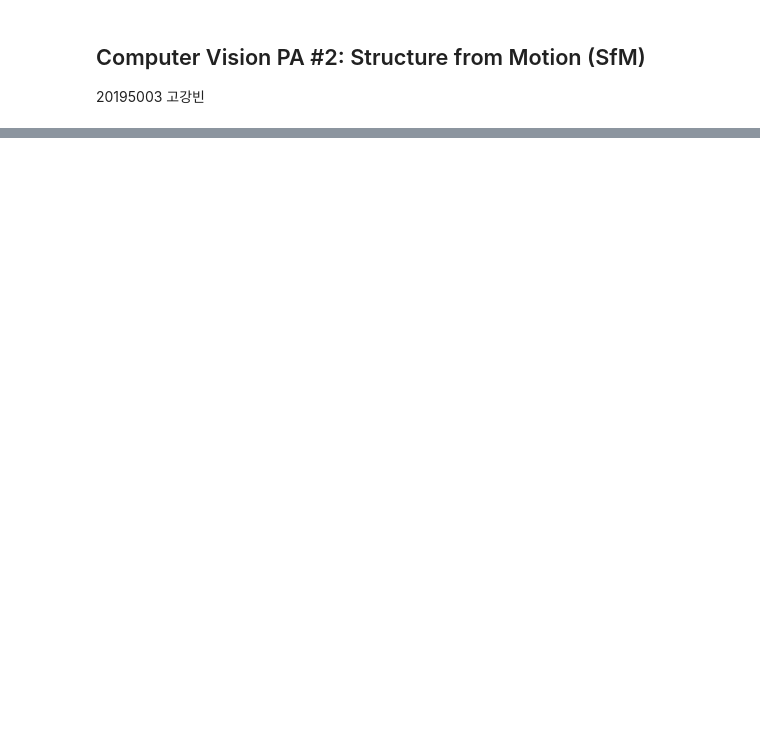
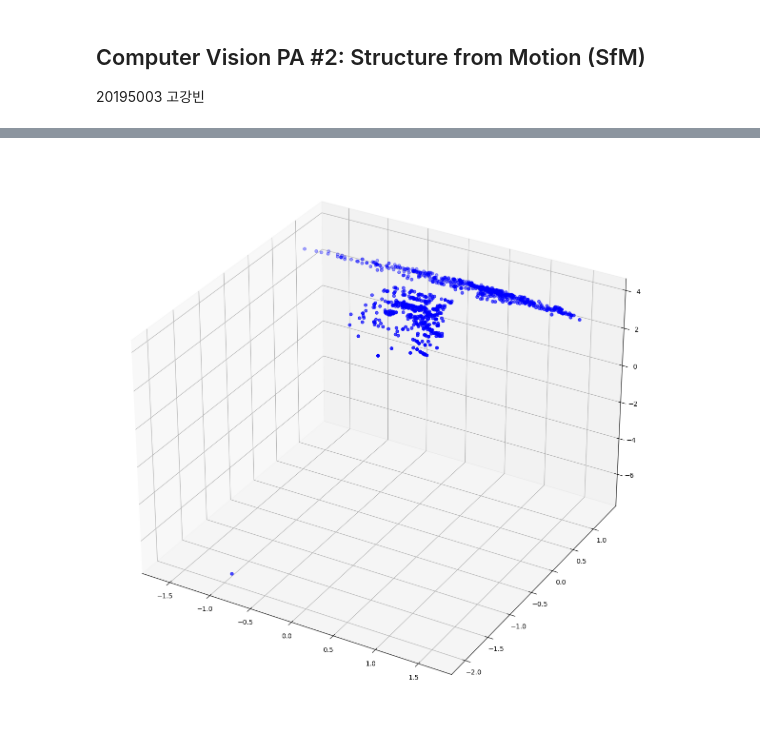
Before and after one commit to KevinTheRainmaker/ML_DL_Basics, a Jupyter notebook: ComputerVision/PA2_Structure_from_Motion/PA2_Structure_from_Motion.ipynb, the cells around one changed output, grey strips where cells are left out. Cells and saved outputs as stored; diff of their text form; code cells hidden in the pictures; blank space fills up the shorter version.

```diff
--- a/ComputerVision/PA2_Structure_from_Motion/PA2_Structure_from_Motion.ipynb
+++ b/ComputerVision/PA2_Structure_from_Motion/PA2_Structure_from_Motion.ipynb
@@ -36,13 +64,0 @@ print(img1_des)
-# %%
-# Brute force matching with k=2
-bf = cv.BFMatcher()
-matches = bf.knnMatch(img1_des, img2_des, k=2)
-
-# Ratio test and retrieval of indices
-matches_good = [m1 for m1, m2 in matches if m1.distance < 0.75*m2.distance]
-
-sorted_matches = sorted(matches_good, key=lambda x: x.distance)
-res = cv.drawMatches(img1, img1_kp, img2, img2_kp, sorted_matches, img2, flags=2)
-
-cv.imwrite('sift_bfMatcher.jpg',res)
-print(len(sorted_matches))
@@ -165,0 +121,72 @@ print(a.shape[1])
+# %%
+################################################################################################################################
+# Step 3: Essential Matrix Decomposition & Step 4: Triangulation
+################################################################################################################################
+U, S, VT = np.linalg.svd(best_E, full_matrices=True)
+
+W = np.array([[0.0, -1.0, 0.0],
+              [1.0, 0.0, 0.0],
+              [0.0, 0.0, 1.0]
+              ])
+
+Z = np.array([[0.0, 1.0, 0.0],
+              [-1.0, 0.0, 0.0],
+              [0.0, 0.0, 0.0]
+              ])
+
+P = [
+    np.append(U@W@VT, U[:,2].reshape(3,1), axis=1),
+    np.append(U@W@VT, -U[:,2].reshape(3,1), axis=1),
+    np.append(U@W.T@VT, U[:,2].reshape(3,1), axis=1),
+    np.append(U@W.T@VT, -U[:,2].reshape(3,1), axis=1),
+]
+
+print('candidate for camera matrix\n', P)
+
+E_init = np.append(np.eye(3), np.zeros((3,1)), axis=1)
+E_cnt = [0,0,0,0]
+for i in range(4):
+    tmp = P[i]
+    for j in range(len(inlier)):
+        A = np.array([
+            norm_q1[0,inlier[j]]*E_init[2] - E_init[0],
+            norm_q1[1,inlier[j]]*E_init[2] - E_init[1],
+            norm_q2[0,inlier[j]]*tmp[2] - tmp[0],
+            norm_q2[1,inlier[j]]*tmp[2] - tmp[1]])
+        U_A, S_A, VT_A = np.linalg.svd(A, full_matrices=True)
+        X = VT_A[3]/VT_A[3,3]
+        if X[2] > 0 and (tmp@X.T)[2]>0:
+            E_cnt[i] += 1
+
+print(E_cnt)
+E = P[np.argmax(E_cnt)]
+
+inlier_X = []
+_inlier = []
+
+for i in range(len(inlier)):
+    A = np.array((
+        norm_q1[0,inlier[i]]*E_init[2] - E_init[0],
+        norm_q1[1,inlier[i]]*E_init[2] - E_init[1],
+        norm_q2[0,inlier[i]]*E[2] - E[0],
+        norm_q2[1,inlier[i]]*E[2] - E[1]))
+    U_A, S_A, VT_A = np.linalg.svd(A, full_matrices=True)
+    X = VT_A[3]/VT_A[3,3]
+    inlier_X.append(X)
+
+p3ds = np.array(inlier_X).T
+
+# visualize
+X = np.array([])
+Y = np.array([])
+Z = np.array([])
+X = np.concatenate((X, p3ds[0]))
+Y = np.concatenate((Y, p3ds[1]))
+Z = np.concatenate((Z, p3ds[2]))
+
+fig = plt.figure(figsize=(15,15))
+ax = plt.axes(projection='3d')
+ax.scatter3D(X, Y, Z, c='b', marker='o')
+# plt.show()
+plt.savefig('./results/3D_result.jpg')
+# %% [output]
@@ -165,0 +204 @@ print(a.shape[1])
+[figure, added]
```
Also changed, not shown: parts of 15 cells of this notebook, 2 other files.
